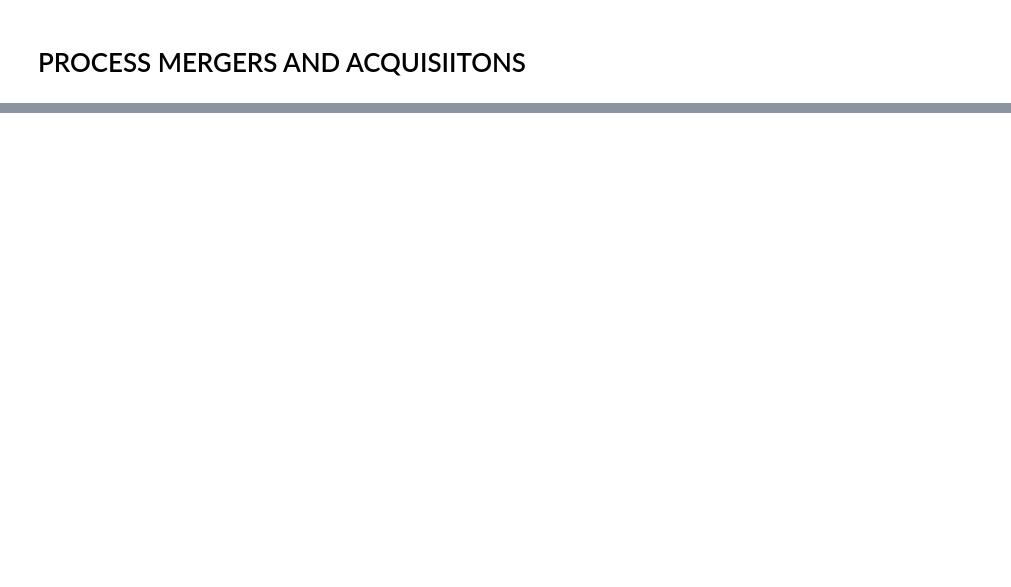
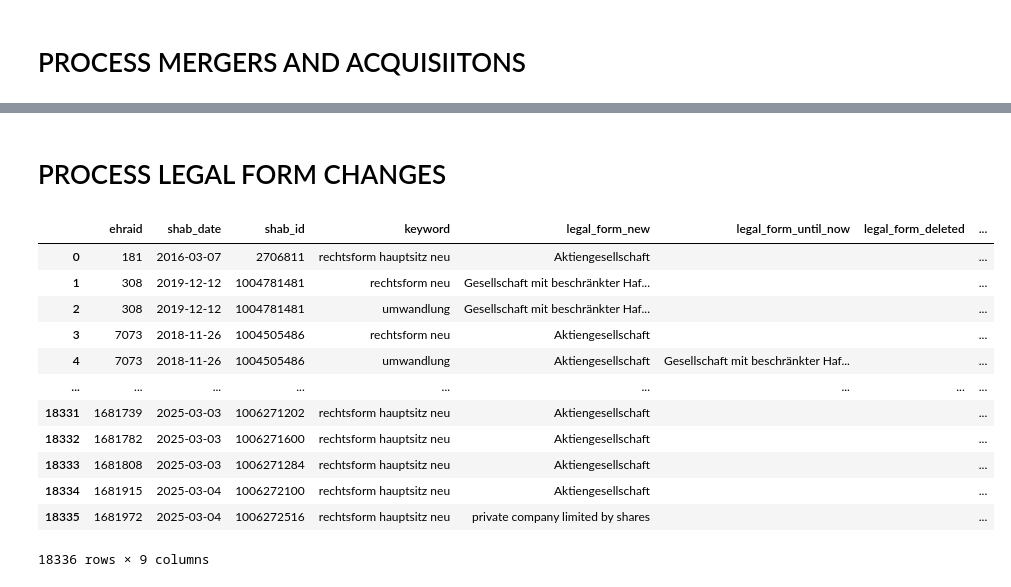
Before and after one commit to MaBlock7/company_success_prediction, a Jupyter notebook: src/shab_message_notebook.ipynb, the cells around one changed output, grey strips where cells are left out. Cells and saved outputs as stored; diff of their text form; code cells hidden in the pictures; blank space fills up the shorter version.

```diff
--- a/src/shab_message_notebook.ipynb
+++ b/src/shab_message_notebook.ipynb
@@ -582,5 +1083,5 @@ branches_df
 # %%
-capital_changes = shab_merged[shab_merged.main_group == 'capital and legal changes'].copy()
+capital_changes = shab_merged[shab_merged.category == 'capital and legal changes'].copy()
 # %%
 # Correct wrong values like '446.001.000.00'
 def correct_number(number_str: str) -> str:
@@ -589,7 +1090,8 @@ def correct_number(number_str: str) -> str:
 # %%
 shab_ids = [[], []]
 keywords = [[], []]
-main_groups = [[], []]
+ehraids = [[], []]
+shab_dates = [[], []]
 
 capital_new = []
 capital_until_now = []
@@ -600,7 +1102,8 @@ typ_shares_new = []
 for i, row in capital_changes.iterrows():
     shab_id = row['shab_id']
     keyword = row['keyword']
-    main_group = row['main_group']
+    ehraid = row['ehraid']
+    shab_date = row['shab_date']
 
     parsed_variables = row['parsed_variables']
     cap_new = parsed_variables.get('capital_new', [])
@@ -612,7 +1115,8 @@ for i, row in capital_changes.iterrows():
         capital_until_now.append(cap_unt[0] if len(cap_unt) > 0 else None)
         shab_ids[0].append(shab_id)
         keywords[0].append(keyword)
-        main_groups[0].append(main_group)
+        ehraids[0].append(ehraid)
+        shab_dates[0].append(shab_date)
     if srs_new:
         for s in srs_new:
             num_shares_new.append(s.get('number'))
@@ -620,6 +1124,7 @@ for i, row in capital_changes.iterrows():
             typ_shares_new.append(s.get('type'))
             shab_ids[1].append(shab_id)
             keywords[1].append(keyword)
-            main_groups[1].append(main_group)
+            ehraids[1].append(ehraid)
+            shab_dates[1].append(shab_date)
 # %%
 cap_new = pd.DataFrame({
@@ -714,11 +1264,11 @@ mergers_and_acquisitions = shab_merged[shab_merged.main_group == 'mergers and se
 # %%
 shab_ids = []
 keywords = []
-main_groups = []
-text_passages = []
+ehraids = []
+shab_dates = []
 
 contract_dates = []
-bilanzdaten = []
+balance_sheet_dates = []
 
 firm_taken_over = []
 location_taken_over = []
@@ -729,25 +1279,25 @@ liabilities_taken_over = []
 for i, row in mergers_and_acquisitions.iterrows():
     shab_id = row['shab_id']
     keyword = row['keyword']
-    main_group = row['main_group']
-    text_passage = row['text_slice']
+    shab_date = row['shab_date']
+    ehraid = row['ehraid']
 
     parsed_variables = row['parsed_variables']
 
     if parsed_variables:
         contract_date = parsed_variables.get('contract_date', [])
-        bilanzdatum = parsed_variables.get('bilanzdatum', [])
+        balance_sheet_date = parsed_variables.get('balance_sheet_date', [])
         firms_taken_over = parsed_variables.get('firms_taken_over', [])
         for firm in firms_taken_over:
             firm_name = firm.get('firm_name', '')
             location = firm.get('location', '')
             id = firm.get('id', '')
             capital_taken_over = firm.get('capital_taken_over', {})
-            assets = capital_taken_over.get('aktiven', '') if capital_taken_over else ''
-            liabilities = capital_taken_over.get('passiven', '') if capital_taken_over else ''
+            assets = capital_taken_over.get('assets', '') if capital_taken_over else ''
+            liabilities = capital_taken_over.get('liabilities', '') if capital_taken_over else ''
 
             contract_dates.append(contract_date[0] if len(contract_date) > 0 else '')
-            bilanzdaten.append(bilanzdatum[0] if len(bilanzdatum) > 0 else '')
+            balance_sheet_dates.append(balance_sheet_date[0] if len(balance_sheet_date) > 0 else '')
             firm_taken_over.append(firm_name)
             location_taken_over.append(location)
             id_taken_over.append(id)
@@ -755,8 +1305,8 @@ for i, row in mergers_and_acquisitions.iterrows():
             liabilities_taken_over.append(liabilities)
             shab_ids.append(shab_id)
             keywords.append(keyword)
-            main_groups.append(main_group)
-            text_passages.append(text_passage)
+            ehraids.append(ehraid)
+            shab_dates.append(shab_date)
     else:
         firm_taken_over.append('')
         location_taken_over.append('')
@@ -765,6 +1315,6 @@ for i, row in mergers_and_acquisitions.iterrows():
         liabilities_taken_over.append('')
         shab_ids.append(shab_id)
         keywords.append(keyword)
-        main_groups.append(main_group)
-        text_passages.append(text_passage)
+        ehraids.append(ehraid)
+        shab_dates.append(shab_date)
 # %%
@@ -813,0 +1394,2 @@ processed_mergers.to_csv(EXTERNAL_DATA_DIR / 'merger_sizes.csv', index=False)
+# %% [markdown]
+# PROCESS LEGAL FORM CHANGES
@@ -813,0 +1446,16 @@ processed_mergers.to_csv(EXTERNAL_DATA_DIR / 'merger_sizes.csv', index=False)
+# %%
+return_df
+# %% [output]
+|  | ehraid | shab_date | shab_id | keyword | legal_form_new | legal_form_until_now | legal_form_deleted | ... |
+| 0 | 181 | 2016-03-07 | 2706811 | rechtsform hauptsitz neu | Aktiengesellschaft |  |  | ... |
+| 1 | 308 | 2019-12-12 | 1004781481 | rechtsform neu | Gesellschaft mit beschränkter Haf... |  |  | ... |
+| 2 | 308 | 2019-12-12 | 1004781481 | umwandlung | Gesellschaft mit beschränkter Haf... |  |  | ... |
+| 3 | 7073 | 2018-11-26 | 1004505486 | rechtsform neu | Aktiengesellschaft |  |  | ... |
+| 4 | 7073 | 2018-11-26 | 1004505486 | umwandlung | Aktiengesellschaft | Gesellschaft mit beschränkter Haf... |  | ... |
+| ... | ... | ... | ... | ... | ... | ... | ... | ... |
+| 18331 | 1681739 | 2025-03-03 | 1006271202 | rechtsform hauptsitz neu | Aktiengesellschaft |  |  | ... |
+| 18332 | 1681782 | 2025-03-03 | 1006271600 | rechtsform hauptsitz neu | Aktiengesellschaft |  |  | ... |
+| 18333 | 1681808 | 2025-03-03 | 1006271284 | rechtsform hauptsitz neu | Aktiengesellschaft |  |  | ... |
+| 18334 | 1681915 | 2025-03-04 | 1006272100 | rechtsform hauptsitz neu | Aktiengesellschaft |  |  | ... |
+| 18335 | 1681972 | 2025-03-04 | 1006272516 | rechtsform hauptsitz neu | private company limited by shares |  |  | ... |
+18336 rows × 9 columns
```
Also changed, not shown: parts of 89 cells of this notebook, 1 other file.
